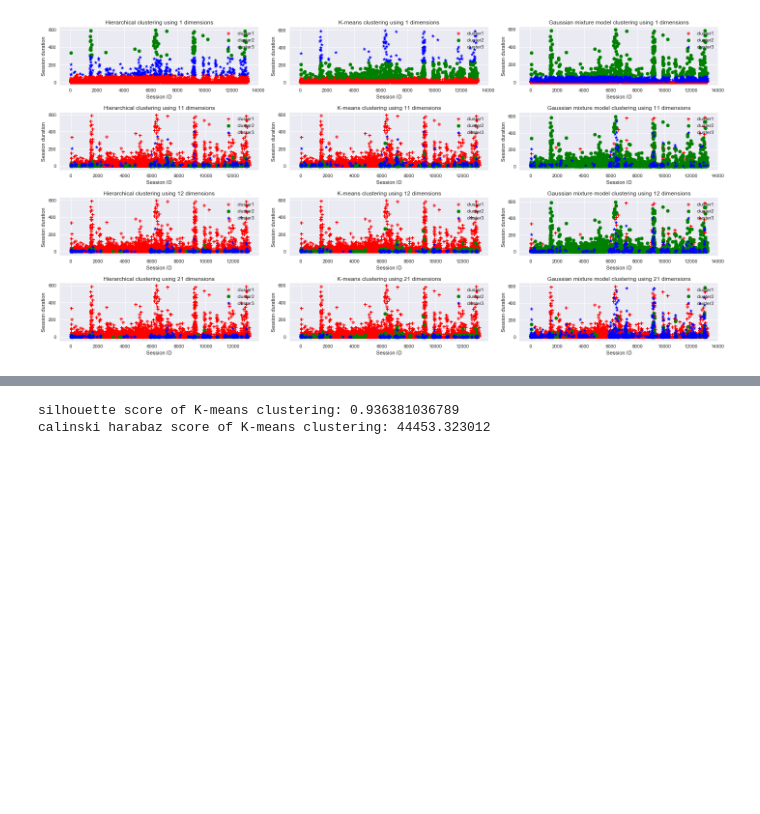
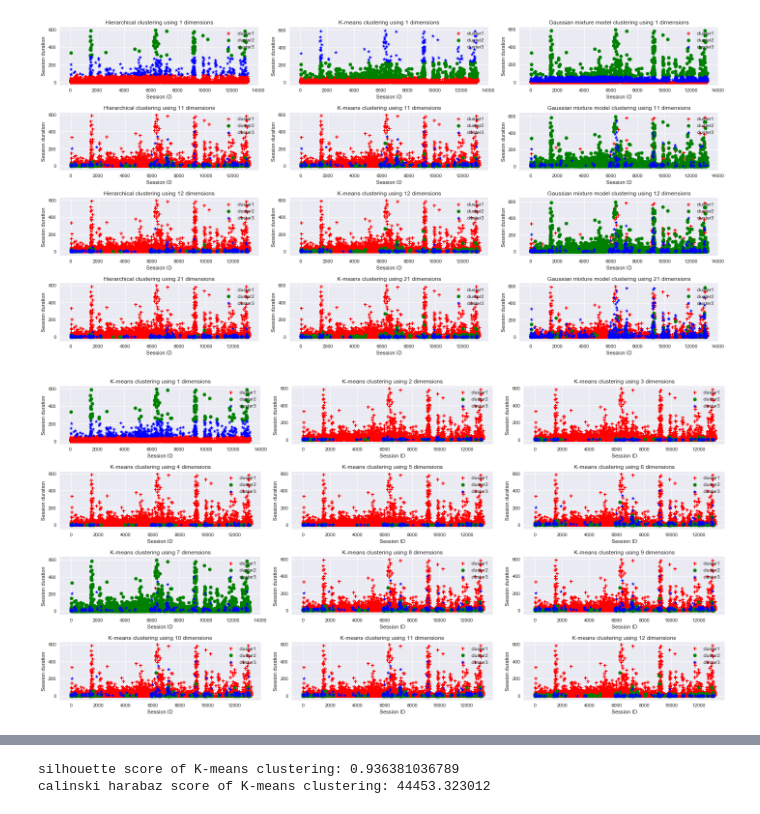
Before and after one commit to WenzheLiu0829/Master-dissertation, a Jupyter notebook: Classifying energy feedback usage patterns.ipynb, the cells around one changed output, grey strips where cells are left out. Drawn from its saved outputs; the diff is of its cells as text; code cells hidden in the pictures; blank space fills up the shorter version.

Commit message:
2017.06.29 data visualization

```diff
--- a/Classifying energy feedback usage patterns.ipynb
+++ b/Classifying energy feedback usage patterns.ipynb
@@ -1049,0 +1107,5 @@ plot_evolution(labels_HC, labels_KM, labels_GMM)
+# %%
+labels = calculate_k_means_evolution(3, 'KM')
+plot_clustering_evolution(labels, 'KM')
+# %% [output]
+[figure, added]
```
Also changed, not shown: parts of 8 cells of this notebook.
